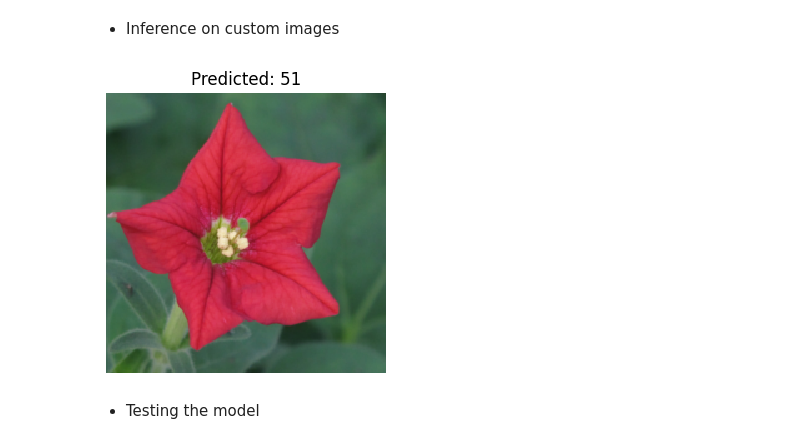
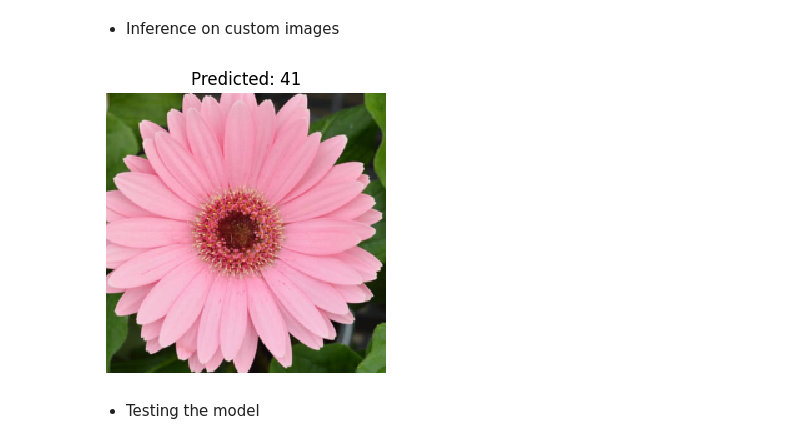
Before and after one commit to iamjadhav/resnet50_flowers_102, a Jupyter notebook: final_submission_cv_fellowship_ai.ipynb, the cells around one changed output. Saved outputs shown, nothing was run; the diff lists cells and outputs as text; code cells hidden in the pictures.

```diff
--- a/final_submission_cv_fellowship_ai.ipynb
+++ b/final_submission_cv_fellowship_ai.ipynb
@@ -324,0 +401,29 @@ plt.savefig(root + "/class_distribution_valid_split.png")
+# %%
+size_lis = []
+for keys, values in image_sizes.items():
+  size_lis.append(values[0])
+  # print(values[0])
+# len(size_lis)
+size_lis = np.asarray(size_lis)
+
+x = np.array(size_lis[:, 0])
+y = np.array(size_lis[:, 1])
+
+hist, xbins, ybins = np.histogram2d(y, x, bins=range(6))
+X, Y = np.meshgrid(xbins[:-1], ybins[:-1])
+X = X[hist != 0]; Y = Y[hist != 0]
+Z = hist[hist != 0]
+
+
+fig, ax = plt.subplots()
+ax.set_xlabel("Width")
+ax.set_ylabel("Height")
+ax.set_title("Height vs Width in dataset images")
+ax.scatter(x, y, s=49, alpha=0.4)
+
+for i in range(len(Z)):
+    ax.annotate(str(int(Z[i])), xy=(X[i],Y[i]), xytext=(4,0),
+                textcoords="offset points" )
+# ax.legend()
+ax.grid(True)
+plt.show()
@@ -655,15 +765,15 @@ def visualize_custom_predictions(model,img_path):
 # %%
 model.load_state_dict(torch.load(best_model_path + '/model_resnet50Flower102.pt'))
 
 visualize_custom_predictions(
     model,
-    img_path = root + '/petunia_inference.jpg'  # label = 51
+    img_path = root + '/barbeton_daisy_inference.jpg'  # petunia label = 51; barbeton label = 41
 )
 
 plt.ioff()
 plt.show()
 # %% [output]
-[figure, old version]
+[figure, new version]
 # %% [markdown]
 
 
```
Also changed, not shown: parts of 19 cells of this notebook.
